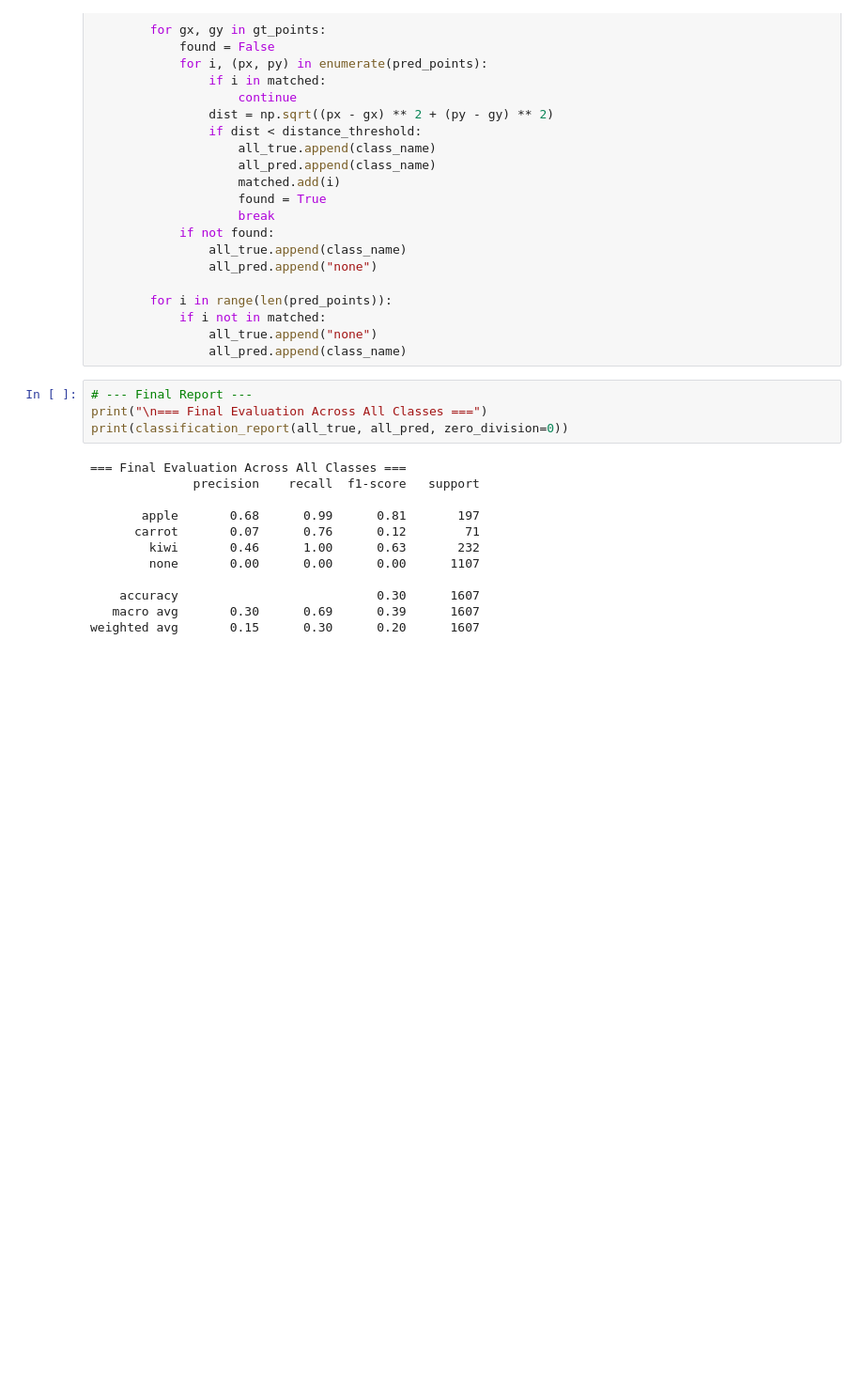
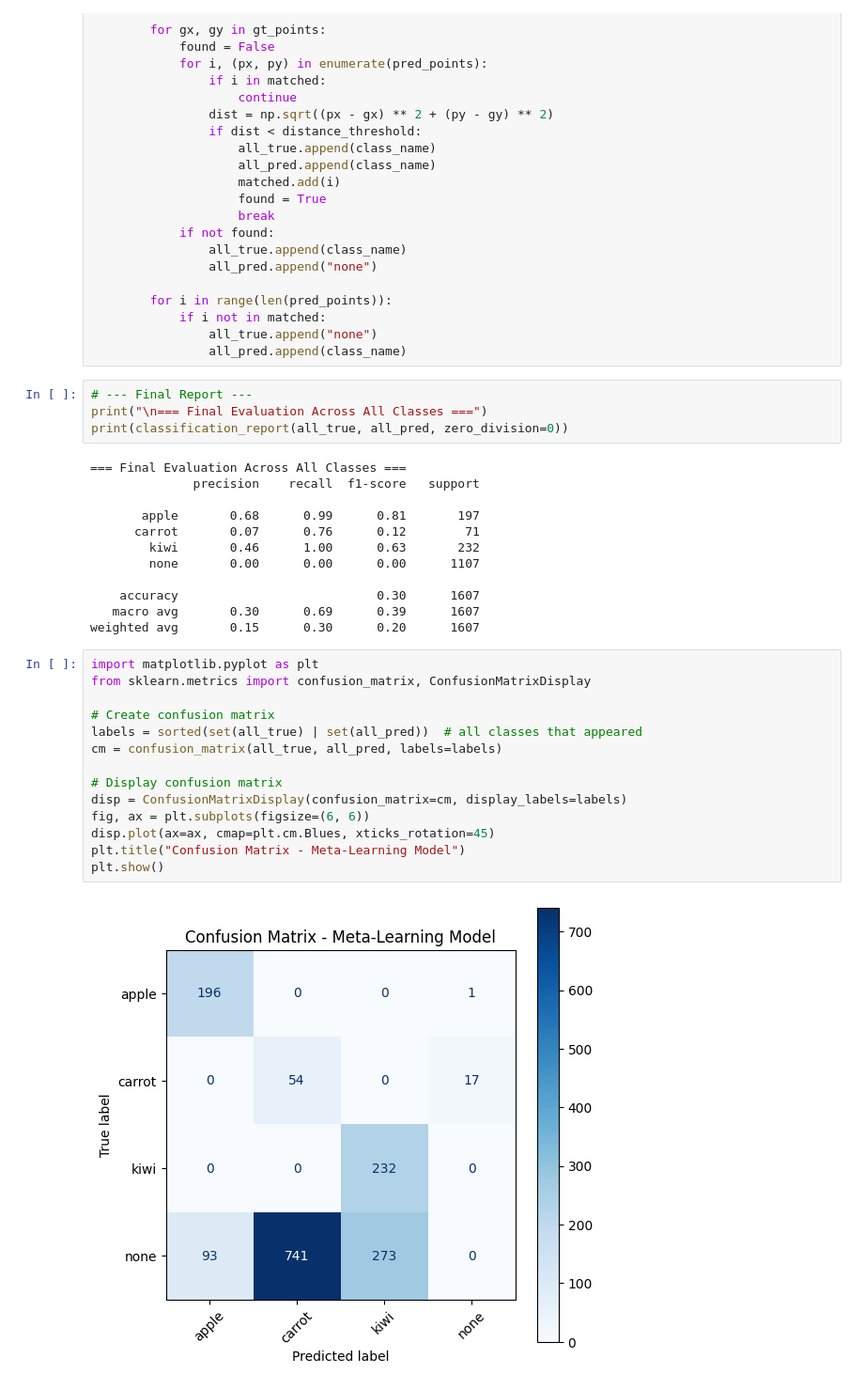
Before and after one commit to safaenet/Final_MSc_Project, a Jupyter notebook: evaluate_proto.ipynb, the cells around one changed output. Shown at 94% size. Cells and saved outputs as stored; diff of their text form; blank space fills up the shorter version.

```diff
--- a/evaluate_proto.ipynb
+++ b/evaluate_proto.ipynb
@@ -143,3 +143,19 @@ print(classification_report(all_true, all_pred, zero_division=0))
     accuracy                           0.30      1607
    macro avg       0.30      0.69      0.39      1607
 weighted avg       0.15      0.30      0.20      1607
+# %%
+import matplotlib.pyplot as plt
+from sklearn.metrics import confusion_matrix, ConfusionMatrixDisplay
+
+# Create confusion matrix
+labels = sorted(set(all_true) | set(all_pred))  # all classes that appeared
+cm = confusion_matrix(all_true, all_pred, labels=labels)
+
+# Display confusion matrix
+disp = ConfusionMatrixDisplay(confusion_matrix=cm, display_labels=labels)
+fig, ax = plt.subplots(figsize=(6, 6))
+disp.plot(ax=ax, cmap=plt.cm.Blues, xticks_rotation=45)
+plt.title("Confusion Matrix - Meta-Learning Model")
+plt.show()
+# %% [output]
+[figure, added]
```
Also changed, not shown: 1 other file.
